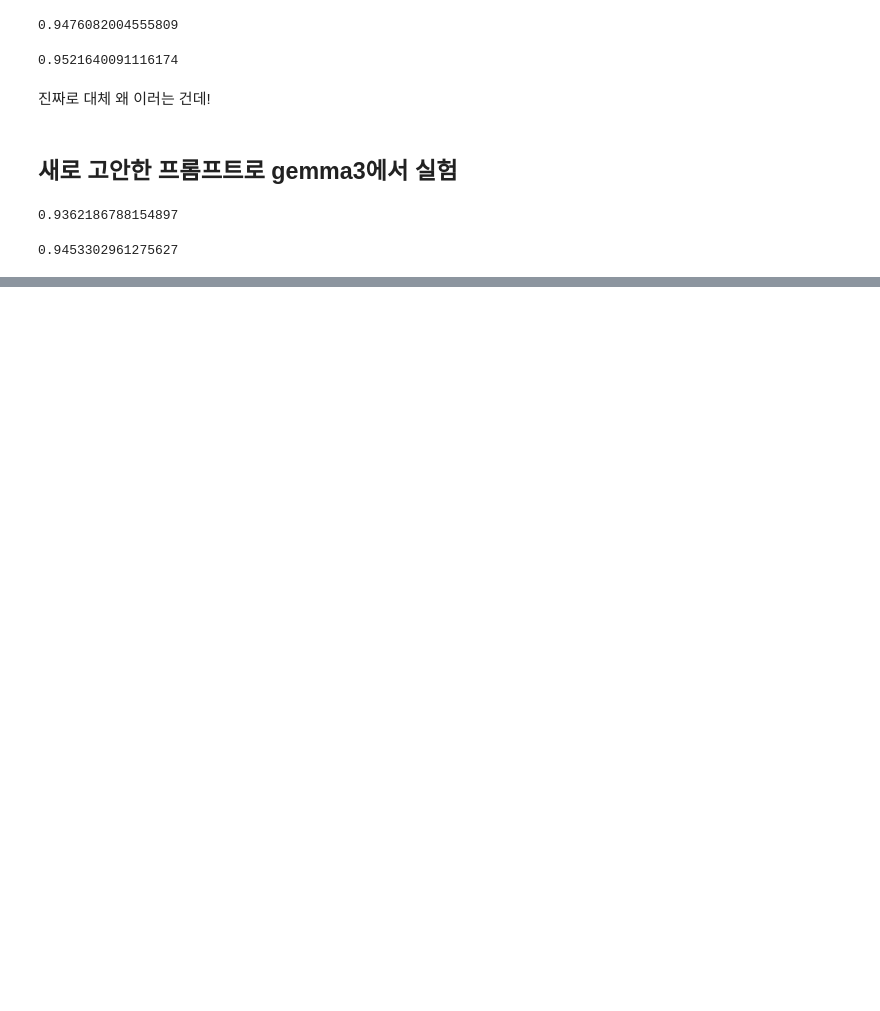
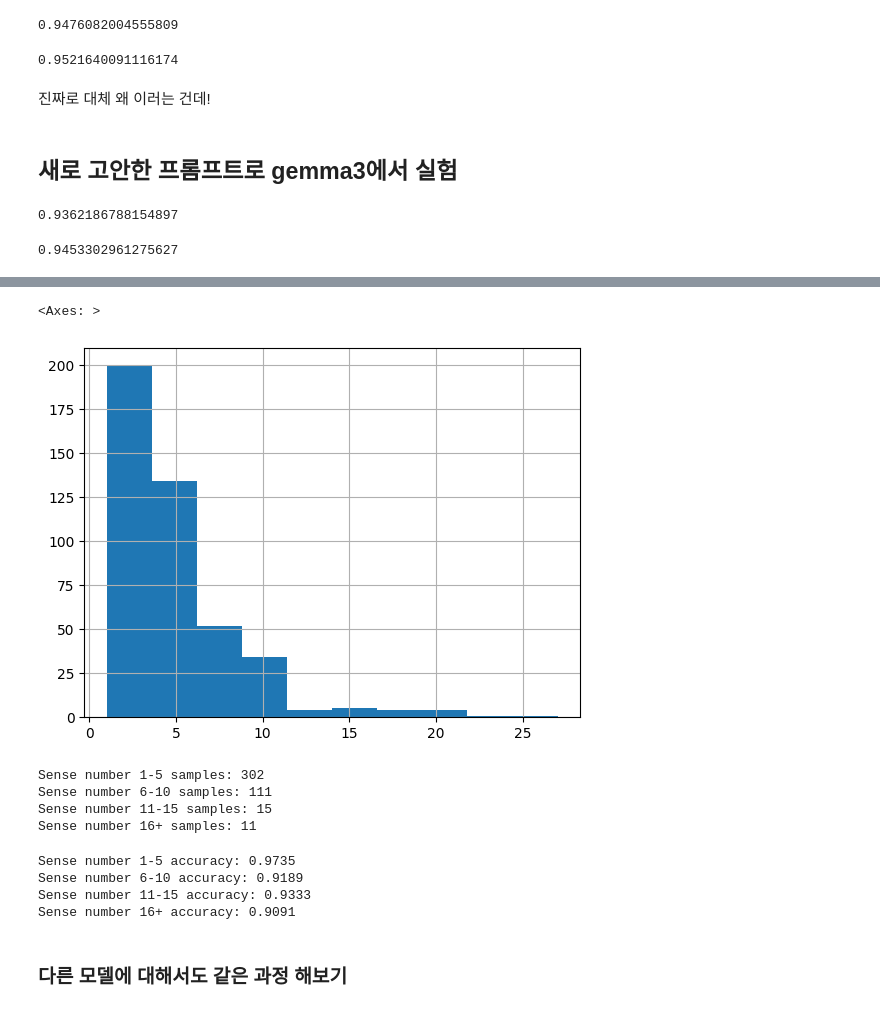
Before and after one commit to BlessingDev/Word-Sense-Disambiguation-with-Visual-Context, a Jupyter notebook: documents/evaluation.ipynb, the cells around one changed output, grey strips where cells are left out. Drawn from its saved outputs; the diff is of its cells as text; code cells hidden in the pictures; blank space fills up the shorter version.

```diff
--- a/documents/evaluation.ipynb
+++ b/documents/evaluation.ipynb
@@ -2458,3 +2482,21 @@ acc = (result_df["predicted_label"] == result_df["gold_pos"]).sum() / len(result
 print(acc)
 # %% [output]
 0.9567198177676538
+# %%
+import pandas as pd
+
+result_df = pd.read_csv("/workspace/data/test_set_process/inference/wsd_set_entire_labeled_pos_noS_Qwen3-VL-30B-A3B-Instruct.csv")
+
+pos_mapping = {
+    "noun": "n",
+    "verb": "v",
+    "adjective": "a",
+    "adverb": "r"
+}
+for index, row in result_df.iterrows():
+    pred_label = row["generated_text"].split("A:")[-1].strip().lower()
+    mapped_label = pos_mapping.get(pred_label, "invalid")
+    result_df.at[index, "predicted_label"] = mapped_label
+
+acc = (result_df["predicted_label"] == result_df["gold_pos"]).sum() / len(result_df)
+print(acc)
@@ -2534,0 +2583,19 @@ print(acc)
+# %%
+import pandas as pd
+import json
+result_df = pd.read_csv("/workspace/data/test_set_process/inference/wsd_set_entire_labeled_ambiguous_sentence_sense_search3_gemma-3-27b-it.csv")
+
+
+for index, row in result_df.iterrows():
+    pred_label = row["generated_text"].split("A:")[-1].strip().lower()
+    mapped_label = int(pred_label)
+    result_df.at[index, "predicted_label"] = mapped_label
+
+    sense_dict = json.loads(row["senses"])
+    sense_number = len(sense_dict.get(row["gold_pos"], []))
+    result_df.at[index, "sense_number"] = sense_number
+
+result_df["sense_number"].hist()
+# %% [output]
+<Axes: >
+[figure, added]
@@ -2534,0 +2615,23 @@ print(acc)
+# %%
+# 각 구간별 샘플 수
+print(f"Sense number 1-5 samples: {len(interval_1_5)}")
+print(f"Sense number 6-10 samples: {len(interval_6_10)}")
+print(f"Sense number 11-15 samples: {len(interval_11_15)}")
+print(f"Sense number 16+ samples: {len(interval_16_plus)}")
+# %% [output]
+Sense number 1-5 samples: 302
+Sense number 6-10 samples: 111
+Sense number 11-15 samples: 15
+Sense number 16+ samples: 11
+# %%
+print(f"Sense number 1-5 accuracy: {acc_1_5:.4f}")
+print(f"Sense number 6-10 accuracy: {acc_6_10:.4f}")
+print(f"Sense number 11-15 accuracy: {acc_11_15:.4f}")
+print(f"Sense number 16+ accuracy: {acc_16_plus:.4f}")
+# %% [output]
+Sense number 1-5 accuracy: 0.9735
+Sense number 6-10 accuracy: 0.9189
+Sense number 11-15 accuracy: 0.9333
+Sense number 16+ accuracy: 0.9091
+# %% [markdown]
+### 다른 모델에 대해서도 같은 과정 해보기
```
Also changed, not shown: parts of 13 cells of this notebook, 16 other files.
